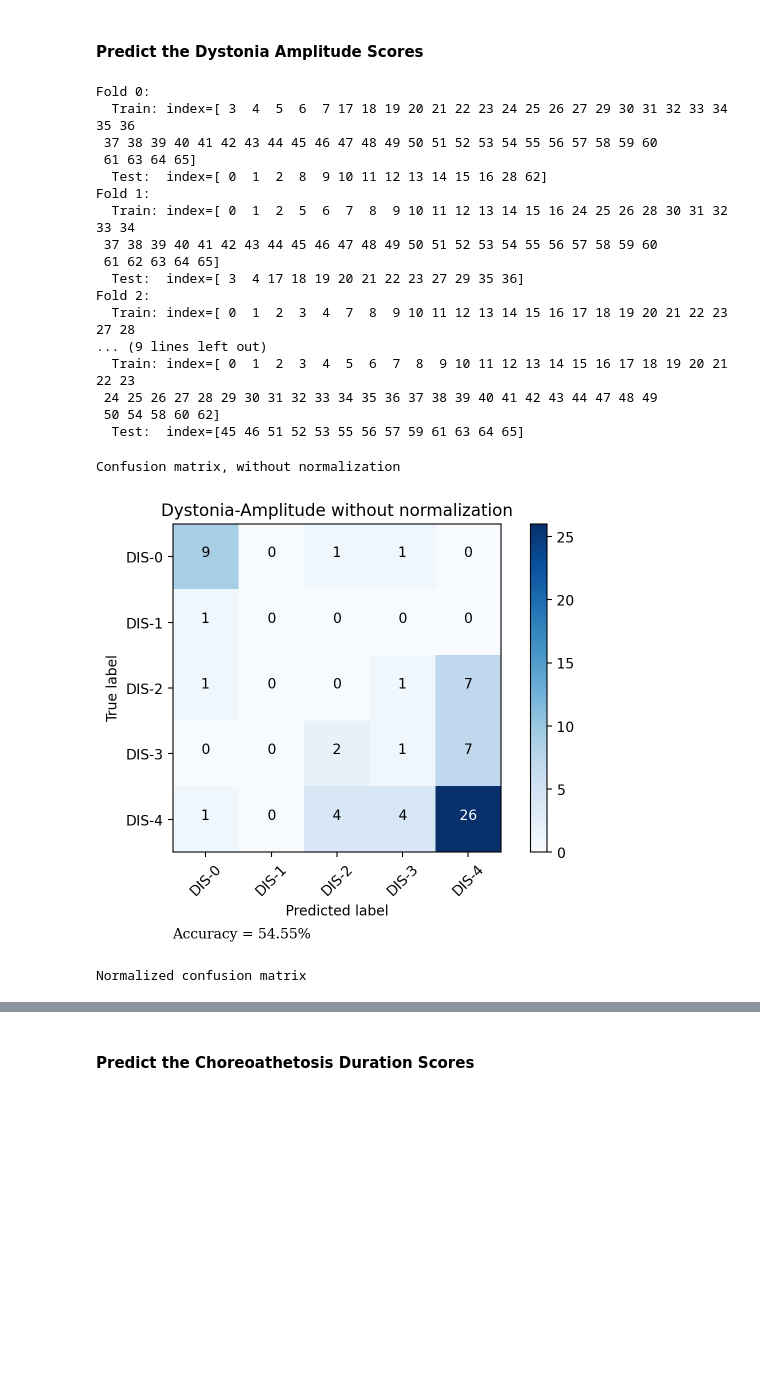
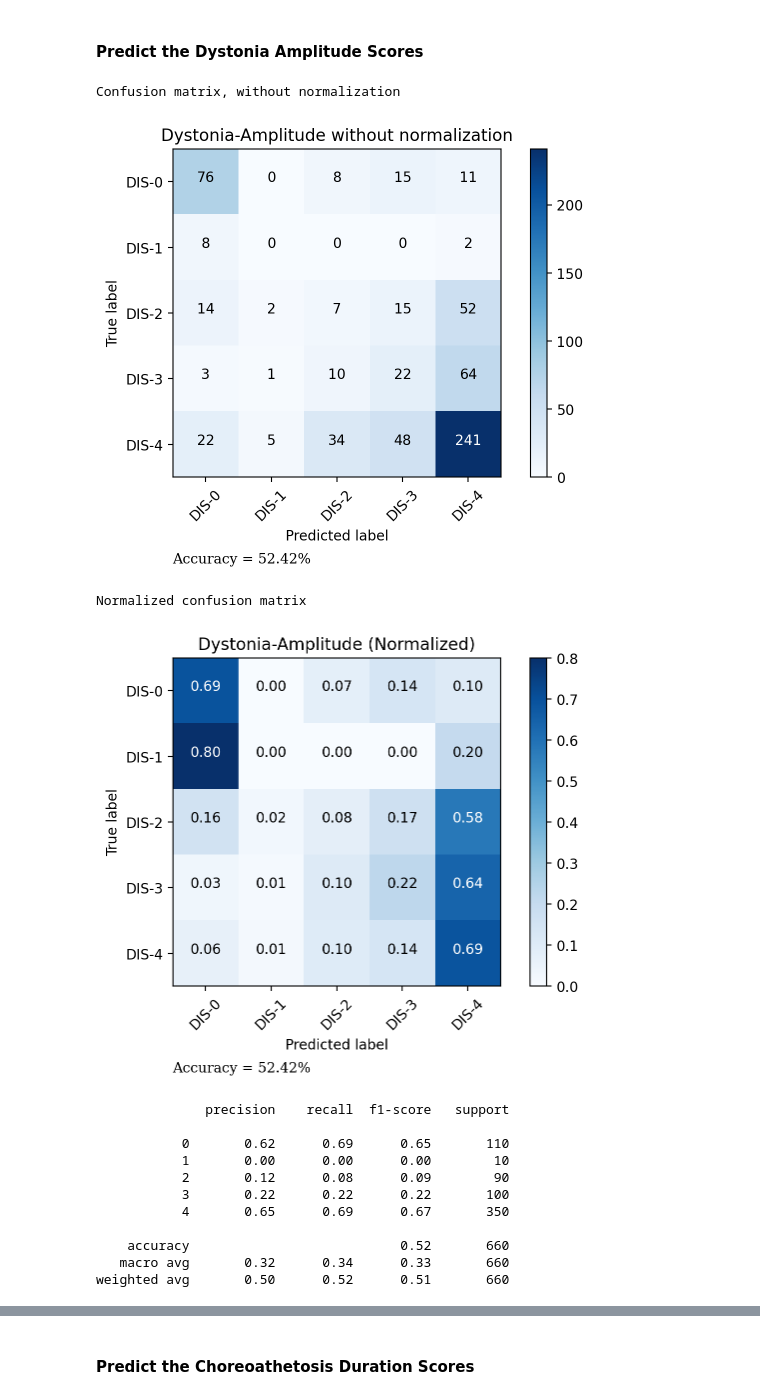
Before and after one commit to zachary-roth/AVI-DYS, a Jupyter notebook: time-series-classification-cross-validation.ipynb, the cells around one changed output, grey strips where cells are left out. Drawn from its saved outputs; the diff is of its cells as text; code cells hidden in the pictures; blank space fills up the shorter version.

```diff
--- a/time-series-classification-cross-validation.ipynb
+++ b/time-series-classification-cross-validation.ipynb
@@ -274,41 +260,36 @@ weighted avg       0.57      0.64      0.60        66
 # %%
 Measure = 'Dystonia-Amplitude'
 
 # Get the relevant column from the outcome measures
 y = Y[Measure].astype(str).to_numpy()
 
 # Fit the classifier on all folds
-predicted_target, actual_target = evaluate_model(X, y)
+predicted_target, actual_target = evaluate_model(X, y, print_folds=False)
 
 # Save the y train-test split and predictions
 df_y_train = pd.DataFrame({'DIS-Score': y, 'split': 'y_train'})
 df_y_pred = pd.DataFrame({'DIS-Score': predicted_target, 'split': 'y_pred'})
 df = pd.concat([df_y_train, df_y_pred], ignore_index=True)
 df.to_csv(os.path.join(save_path,f'y-{Measure}.csv'))
 
 # Plot thte confusion matrices
 plot_confusion_matrix(predicted_target, actual_target)
 
 # Print the classification report
 print(classification_report(actual_target, predicted_target))
 # %% [output]
-Fold 0:
-  Train: index=[ 3  4  5  6  7 17 18 19 20 21 22 23 24 25 26 27 29 30 31 32 33 34 35 36
- 37 38 39 40 41 42 43 44 45 46 47 48 49 50 51 52 53 54 55 56 57 58 59 60
- 61 63 64 65]
-  Test:  index=[ 0  1  2  8  9 10 11 12 13 14 15 16 28 62]
-Fold 1:
-  Train: index=[ 0  1  2  5  6  7  8  9 10 11 12 13 14 15 16 24 25 26 28 30 31 32 33 34
- 37 38 39 40 41 42 43 44 45 46 47 48 49 50 51 52 53 54 55 56 57 58 59 60
- 61 62 63 64 65]
-  Test:  index=[ 3  4 17 18 19 20 21 22 23 27 29 35 36]
-Fold 2:
-  Train: index=[ 0  1  2  3  4  7  8  9 10 11 12 13 14 15 16 17 18 19 20 21 22 23 27 28
-... (9 lines left out)
-  Train: index=[ 0  1  2  3  4  5  6  7  8  9 10 11 12 13 14 15 16 17 18 19 20 21 22 23
- 24 25 26 27 28 29 30 31 32 33 34 35 36 37 38 39 40 41 42 43 44 47 48 49
- 50 54 58 60 62]
-  Test:  index=[45 46 51 52 53 55 56 57 59 61 63 64 65]
+Confusion matrix, without normalization
+[figure, new version]
-Confusion matrix, without normalization
+Normalized confusion matrix
-[figure, old version]
+[figure, new version]
-Normalized confusion matrix
+              precision    recall  f1-score   support
+
+           0       0.62      0.69      0.65       110
+           1       0.00      0.00      0.00        10
+           2       0.12      0.08      0.09        90
+           3       0.22      0.22      0.22       100
+           4       0.65      0.69      0.67       350
+
+    accuracy                           0.52       660
+   macro avg       0.32      0.34      0.33       660
+weighted avg       0.50      0.52      0.51       660
```
Also changed, not shown: parts of 6 cells of this notebook.
